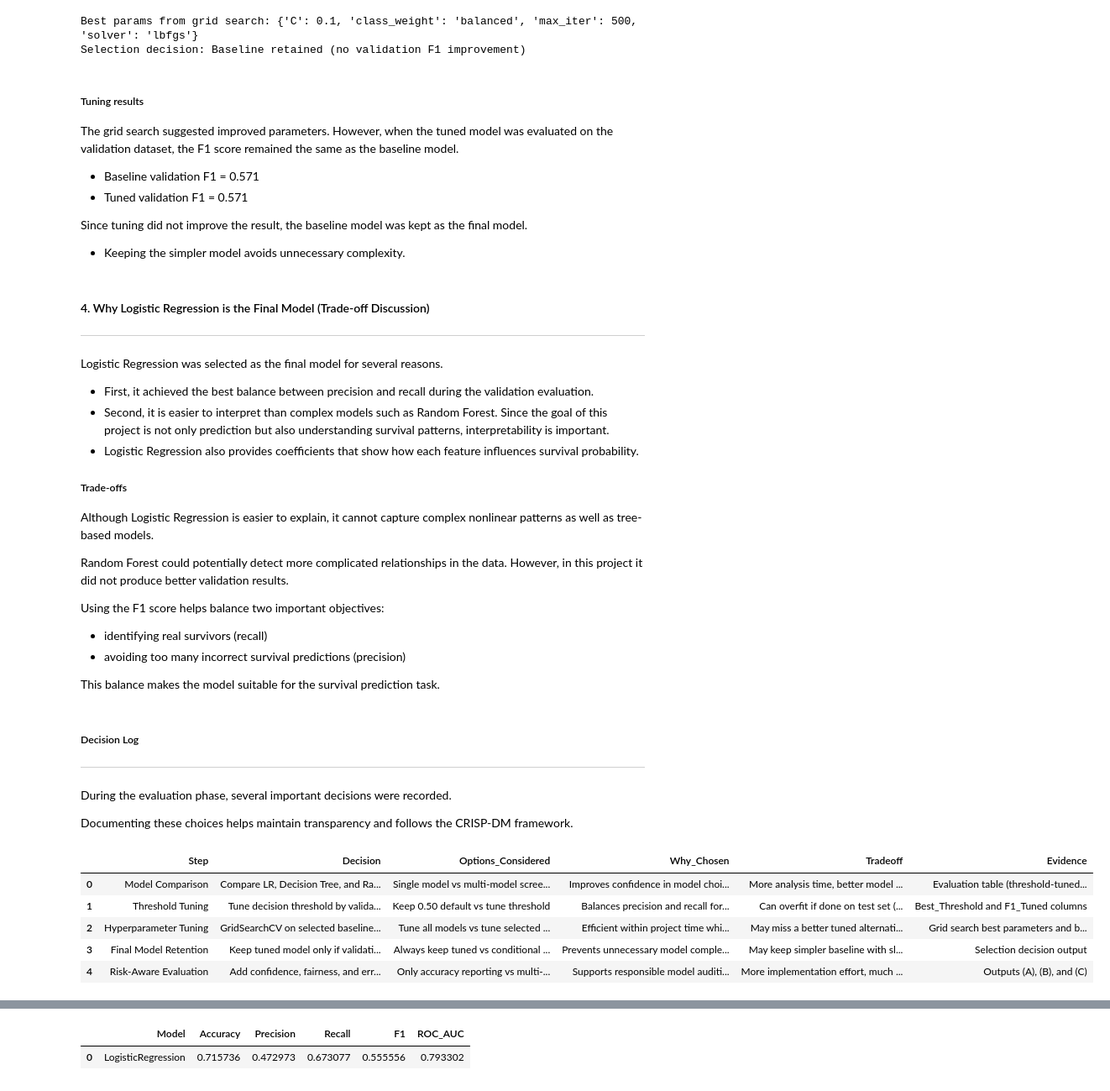
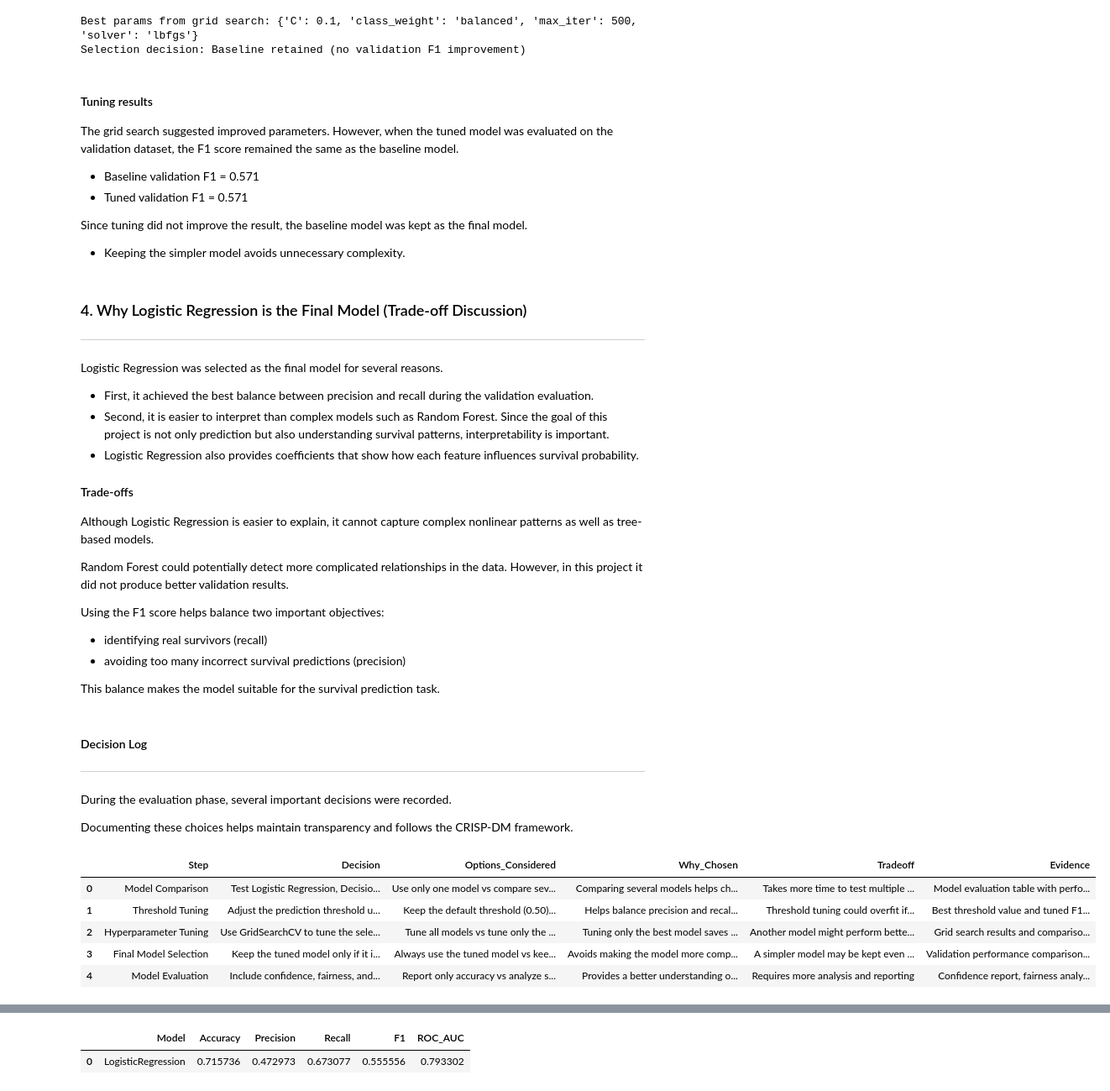
Before and after one commit to johnson-madumere/titanic_surv_pred_insights, a Jupyter notebook: notebooks/05_evaluation.ipynb, the cells around one changed output, grey strips where cells are left out. Shown at 84% size. Saved outputs shown, nothing was run; the diff lists cells and outputs as text; code cells hidden in the pictures.

```diff
--- a/notebooks/05_evaluation.ipynb
+++ b/notebooks/05_evaluation.ipynb
@@ -288,7 +334,7 @@ print(f"Selection decision: {selection_note}")
 Best params from grid search: {'C': 0.1, 'class_weight': 'balanced', 'max_iter': 500, 'solver': 'lbfgs'}
 Selection decision: Baseline retained (no validation F1 improvement)
 # %% [markdown]
-##### Tuning results
+#### Tuning results
 
 The grid search suggested improved parameters. However, when the tuned model was evaluated on the validation dataset, the F1 score remained the same as the baseline model.
  - Baseline validation F1 = 0.571
@@ -297,7 +343,7 @@ The grid search suggested improved parameters. However, when the tuned model was
 Since tuning did not improve the result, the baseline model was kept as the final model.
  - Keeping the simpler model avoids unnecessary complexity.
 # %% [markdown]
-#### 4. Why Logistic Regression is the Final Model (Trade-off Discussion)
+### 4. Why Logistic Regression is the Final Model (Trade-off Discussion)
 ------------------------------------------------
 
 Logistic Regression was selected as the final model for several reasons.
@@ -305,7 +351,7 @@ Logistic Regression was selected as the final model for several reasons.
  - Second, it is easier to interpret than complex models such as Random Forest. Since the goal of this project is not only prediction but also understanding survival patterns, interpretability is important.
  - Logistic Regression also provides coefficients that show how each feature influences survival probability.
 
-##### Trade-offs
+#### Trade-offs
 Although Logistic Regression is easier to explain, it cannot capture complex nonlinear patterns as well as tree-based models.
 
 Random Forest could potentially detect more complicated relationships in the data. However, in this project it did not produce better validation results.
@@ -316,7 +362,7 @@ Using the F1 score helps balance two important objectives:
 
 This balance makes the model suitable for the survival prediction task.
 # %% [markdown]
-##### Decision Log
+#### Decision Log
 _____
 
 During the evaluation phase, several important decisions were recorded.
@@ -325,53 +371,53 @@ Documenting these choices helps maintain transparency and follows the CRISP-DM f
 # %%
 decision_log_df = pd.DataFrame([
     {
         "Step": "Model Comparison",
-        "Decision": "Compare LR, Decision Tree, and Random Forest",
-        "Options_Considered": "Single model vs multi-model screening",
-        "Why_Chosen": "Improves confidence in model choice using evidence",
-        "Tradeoff": "More analysis time, better model governance",
-        "Evidence": "Evaluation table (threshold-tuned metrics)"
+        "Decision": "Test Logistic Regression, Decision Tree, and Random Forest",
+        "Options_Considered": "Use only one model vs compare several models",
+        "Why_Chosen": "Comparing several models helps choose the best one based on results",
+        "Tradeoff": "Takes more time to test multiple models, but leads to a more reliable choice",
+        "Evidence": "Model evaluation table with performance metrics"
     },
     {
         "Step": "Threshold Tuning",
-        "Decision": "Tune decision threshold by validation F1",
-        "Options_Considered": "Keep 0.50 default vs tune threshold",
-        "Why_Chosen": "Balances precision and recall for survival prediction",
-        "Tradeoff": "Can overfit if done on test set (avoided by using validation)",
-        "Evidence": "Best_Threshold and F1_Tuned columns"
+        "Decision": "Adjust the prediction threshold using the validation F1 score",
+        "Options_Considered": "Keep the default threshold (0.50) vs adjust the threshold",
+        "Why_Chosen": "Helps balance precision and recall so the model can better identify survivors",
+        "Tradeoff": "Threshold tuning could overfit if done on the test data, so it was done on validation data instead",
+        "Evidence": "Best threshold value and tuned F1 score"
     },
     {
         "Step": "Hyperparameter Tuning",
-        "Decision": "GridSearchCV on selected baseline model",
-        "Options_Considered": "Tune all models vs tune selected model only",
-        "Why_Chosen": "Efficient within project time while keeping rigor",
-        "Tradeoff": "May miss a better tuned alternative from non-selected models",
-        "Evidence": "Grid search best parameters and baseline-vs-tuned comparison"
+        "Decision": "Use GridSearchCV to tune the selected baseline model",
+        "Options_Considered": "Tune all models vs tune only the best initial model",
+        "Why_Chosen": "Tuning only the best model saves time while still improving performance",
+        "Tradeoff": "Another model might perform better if fully tuned",
+        "Evidence": "Grid search results and comparison between baseline and tuned model"
     },
     {
-        "Step": "Final Model Retention",
-        "Decision": "Keep tuned model only if validation F1 strictly improves",
-        "Options_Considered": "Always keep tuned vs conditional keep",
-        "Why_Chosen": "Prevents unnecessary model complexity without real gain",
-        "Tradeoff": "May keep simpler baseline with slightly lower flexibility",
-        "Evidence": "Selection decision output"
+        "Step": "Final Model Selection",
+        "Decision": "Keep the tuned model only if it improves the validation F1 score",
+        "Options_Considered": "Always use the tuned model vs keep it only if performance improves",
+        "Why_Chosen": "Avoids making the model more complicated if there is no real improvement",
+        "Tradeoff": "A simpler model may be kept even if a tuned model is slightly more flexible",
+        "Evidence": "Validation performance comparison output"
     },
     {
-        "Step": "Risk-Aware Evaluation",
-        "Decision": "Add confidence, fairness, and error breakdown reports",
-        "Options_Considered": "Only accuracy reporting vs multi-angle evaluation",
-        "Why_Chosen": "Supports responsible model auditing and interpretation",
-        "Tradeoff": "More implementation effort, much stronger validation depth",
-        "Evidence": "Outputs (A), (B), and (C)"
+        "Step": "Model Evaluation",
+        "Decision": "Include confidence, fairness, and error analysis in addition to accuracy",
+        "Options_Considered": "Report only accuracy vs analyze several aspects of model performance",
+        "Why_Chosen": "Provides a better understanding of how the model behaves and where it makes mistakes",
+        "Tradeoff": "Requires more analysis and reporting",
+        "Evidence": "Confidence report, fairness analysis, and error breakdown tables"
     }
 ])
 
 display(decision_log_df)
 # %% [output]
 |  | Step | Decision | Options_Considered | Why_Chosen | Tradeoff | Evidence |
-| 0 | Model Comparison | Compare LR, Decision Tree, and Ra... | Single model vs multi-model scree... | Improves confidence in model choi... | More analysis time, better model ... | Evaluation table (threshold-tuned... |
-| 1 | Threshold Tuning | Tune decision threshold by valida... | Keep 0.50 default vs tune threshold | Balances precision and recall for... | Can overfit if done on test set (... | Best_Threshold and F1_Tuned columns |
-| 2 | Hyperparameter Tuning | GridSearchCV on selected baseline... | Tune all models vs tune selected ... | Efficient within project time whi... | May miss a better tuned alternati... | Grid search best parameters and b... |
-| 3 | Final Model Retention | Keep tuned model only if validati... | Always keep tuned vs conditional ... | Prevents unnecessary model comple... | May keep simpler baseline with sl... | Selection decision output |
-| 4 | Risk-Aware Evaluation | Add confidence, fairness, and err... | Only accuracy reporting vs multi-... | Supports responsible model auditi... | More implementation effort, much ... | Outputs (A), (B), and (C) |
+| 0 | Model Comparison | Test Logistic Regression, Decisio... | Use only one model vs compare sev... | Comparing several models helps ch... | Takes more time to test multiple ... | Model evaluation table with perfo... |
+| 1 | Threshold Tuning | Adjust the prediction threshold u... | Keep the default threshold (0.50)... | Helps balance precision and recal... | Threshold tuning could overfit if... | Best threshold value and tuned F1... |
+| 2 | Hyperparameter Tuning | Use GridSearchCV to tune the sele... | Tune all models vs tune only the ... | Tuning only the best model saves ... | Another model might perform bette... | Grid search results and compariso... |
+| 3 | Final Model Selection | Keep the tuned model only if it i... | Always use the tuned model vs kee... | Avoids making the model more comp... | A simpler model may be kept even ... | Validation performance comparison... |
+| 4 | Model Evaluation | Include confidence, fairness, and... | Report only accuracy vs analyze s... | Provides a better understanding o... | Requires more analysis and reporting | Confidence report, fairness analy... |
 # %% [markdown]
```
Also changed, not shown: parts of 31 cells of this notebook, 5 other files.
